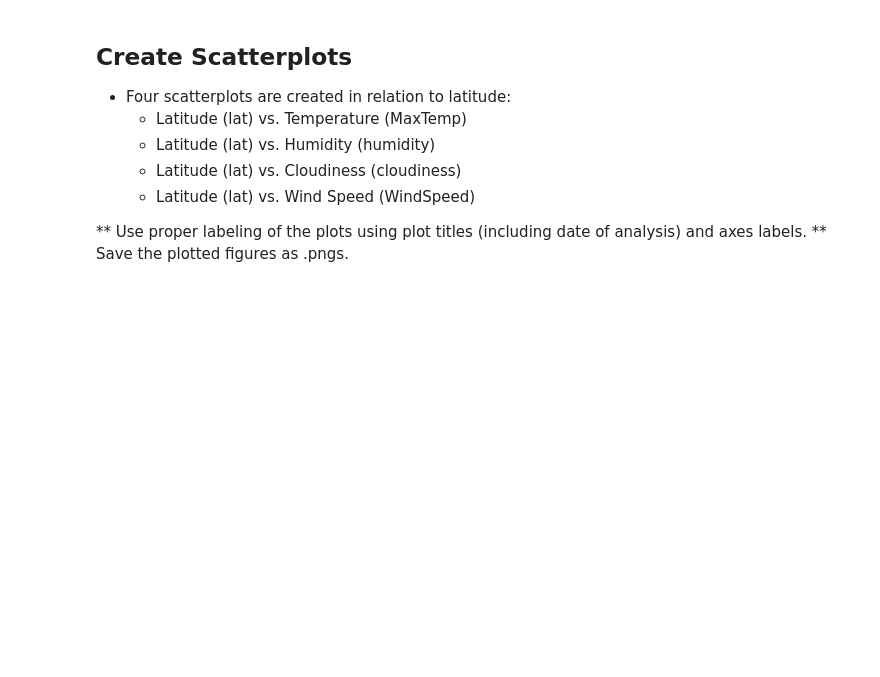
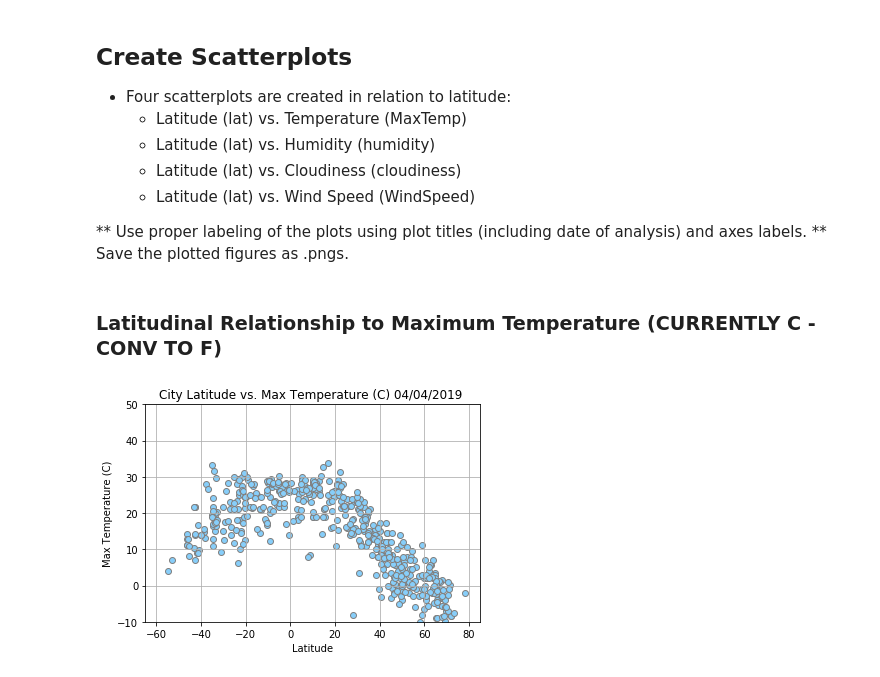
Before and after one commit to RyanSchraeder/DU-Data-Science-Work, a Jupyter notebook: Homework Assignments/Ryan_Schraeder_HW_Python APIs/Notebooks/WeatherPy Analysis (Ryan's Scratch Notebook).ipynb, the cells around one changed output. Saved outputs shown, nothing was run; the diff lists cells and outputs as text; code cells hidden in the pictures; blank space fills up the shorter version.

Commit message:
saved info - weatherpy

```diff
--- a/Homework Assignments/Ryan_Schraeder_HW_Python APIs/Notebooks/WeatherPy Analysis (Ryan's Scratch Notebook).ipynb
+++ b/Homework Assignments/Ryan_Schraeder_HW_Python APIs/Notebooks/WeatherPy Analysis (Ryan's Scratch Notebook).ipynb
@@ -231,0 +231,26 @@ memory usage: 38.8+ KB
+# %% [markdown]
+### Latitudinal Relationship to Maximum Temperature (CURRENTLY C - CONV TO F)
+# %%
+# Create Scatterplots
+x_axis = weather_df['Latitude']
+plt.xlabel("Latitude")
+y_axis_temp = weather_df['Max Temp']
+y_axis_humidity = weather_df['Humidity']
+y_axis_cloudiness = weather_df['Cloudiness']
+y_axis_windspeed = weather_df['Wind Speed']
+
+# Maximum Temperature Relationship
+## Currently in C, convert to F
+
+plt.xlim(-65, 85)
+plt.ylim(-10, 50)
+plt.title("City Latitude vs. Max Temperature (C) 04/04/2019 ")
+plt.grid()
+plt.ylabel("Max Temperature (C)")
+plt.scatter(x_axis, y_axis_temp,facecolor="lightskyblue", edgecolor="gray")
+
+# Save Figure
+plt.savefig("../Images/LatitudeVsMaxTemp.png")
+plt.show()
+# %% [output]
+[figure, added]
```
Also changed, not shown: parts of 12 cells of this notebook, 5 other files.
